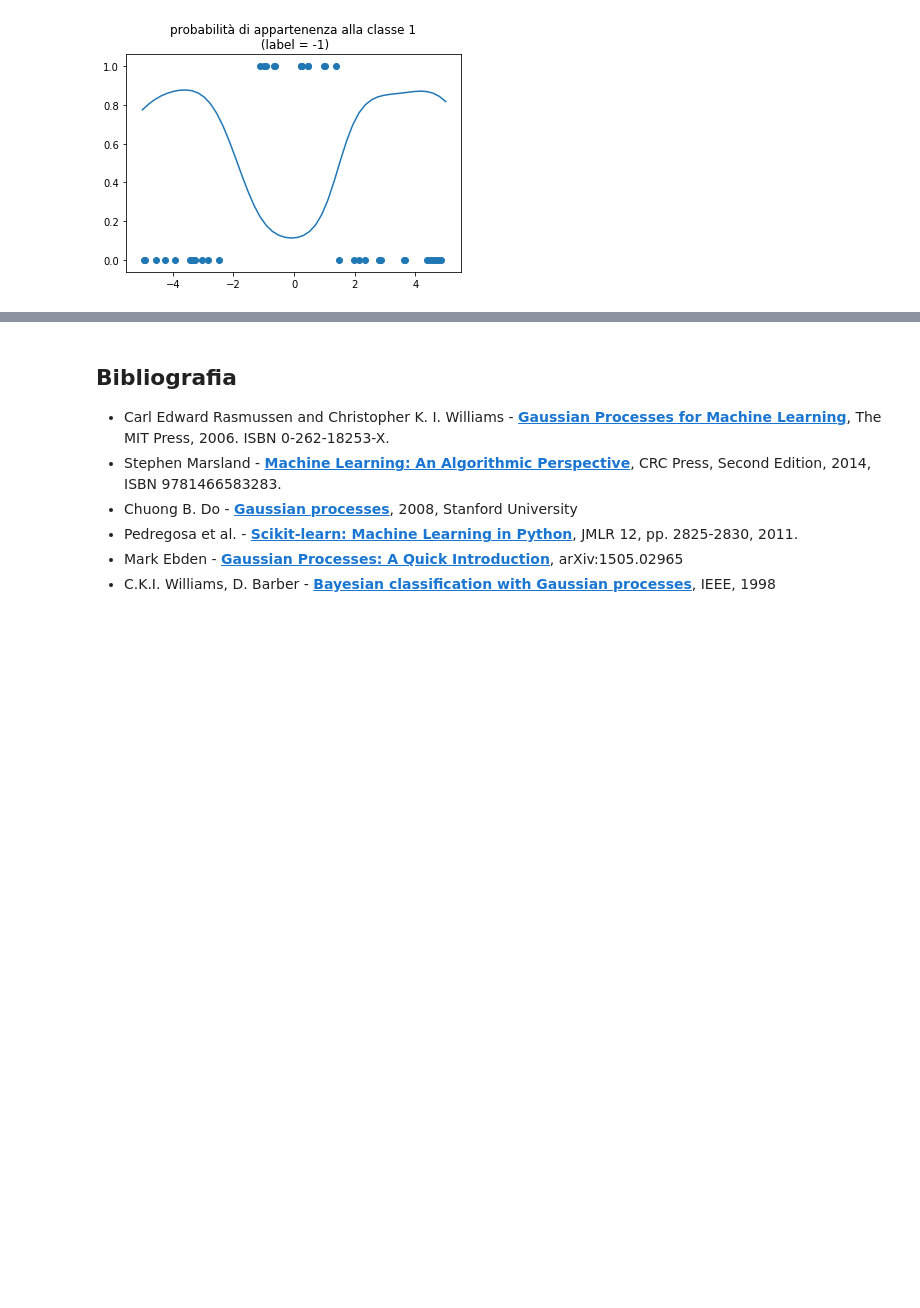
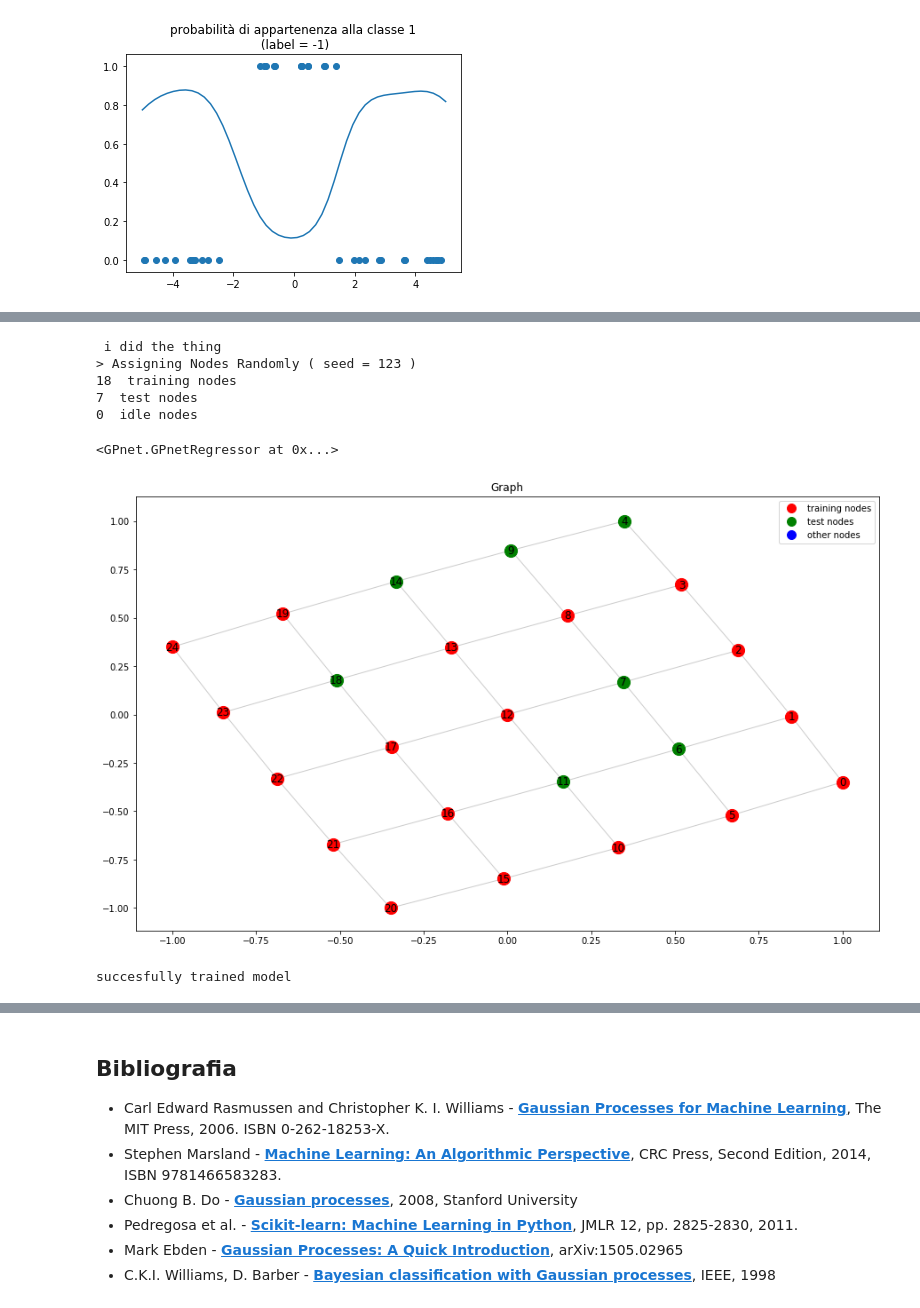
Before and after one commit to filippocastelli/GPnet, a Jupyter notebook: report_notebook.ipynb, the cells around one changed output, grey strips where cells are left out. Saved outputs shown, nothing was run; the diff lists cells and outputs as text; code cells hidden in the pictures; blank space fills up the shorter version.

```diff
--- a/report_notebook.ipynb
+++ b/report_notebook.ipynb
@@ -591,0 +603,33 @@ title = pl.title("probabilità di appartenenza alla classe 1\n (label = -1)")
+# %%
+lattice_m = 5
+lattice_n = 5
+# %%
+G = nx.generators.lattice.grid_graph(dim = [lattice_m,lattice_n],
+                                     periodic= False)
+# %%
+const = np.log(1)
+const_scale = np.log(1)
+length_scale= np.log(1.5)
+noise = np.log(1)
+# %%
+gpr = GPnetRegressor(Graph = G,
+                     ntrain = 18,
+                     ntest= 7,
+                     theta = [const, const_scale, length_scale, noise],
+                     seed = 123,
+                     relabel_nodes = True)
+# %% [output]
+ i did the thing
+> Assigning Nodes Randomly ( seed = 123 )
+18  training nodes
+7  test nodes
+0  idle nodes
+# %%
+gpr.plot_graph()
+# %% [output]
+<GPnet.GPnetRegressor at 0x...>
+[figure, added]
+# %%
+_ = gpr.predict()
+# %% [output]
+succesfully trained model
```
Also changed, not shown: parts of 18 cells of this notebook.
